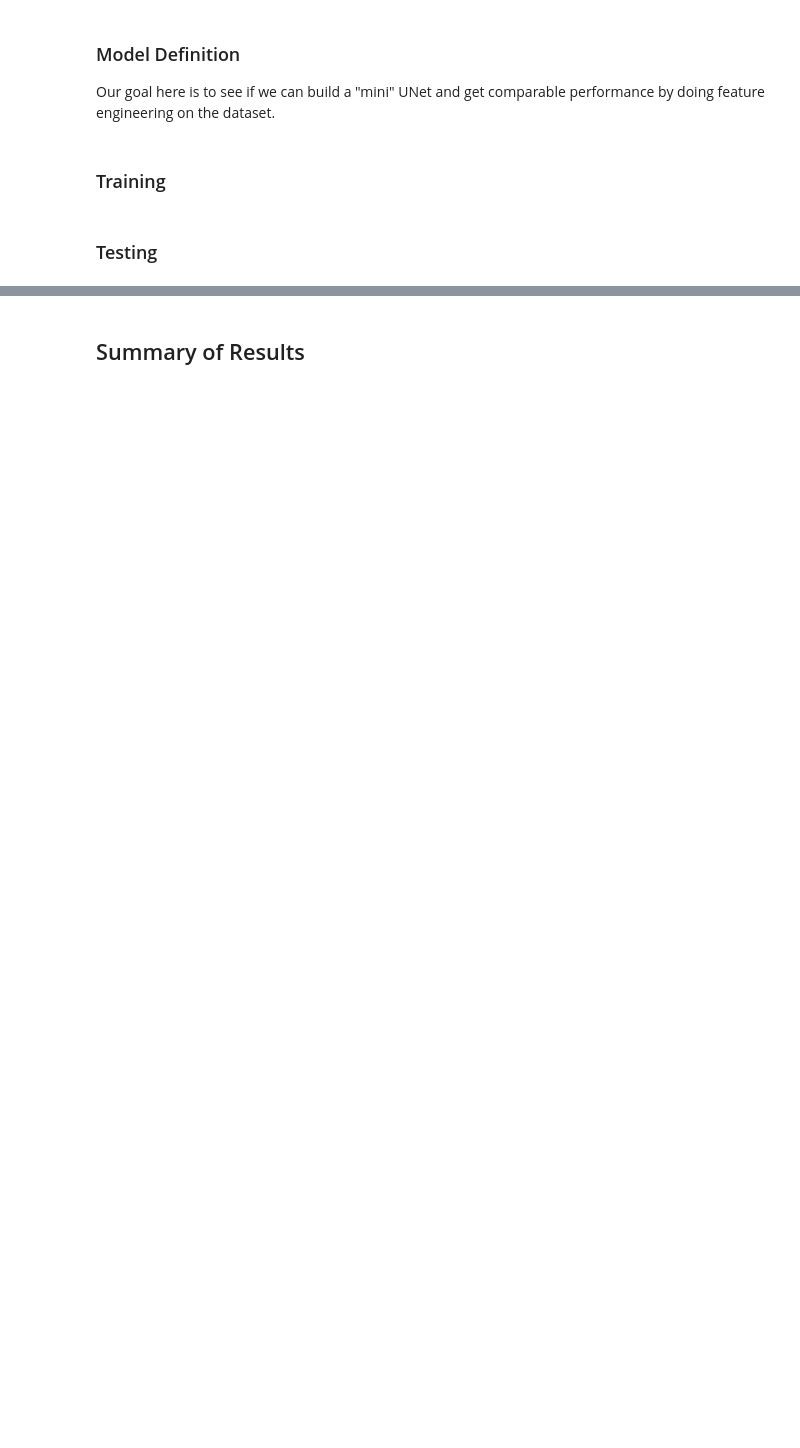
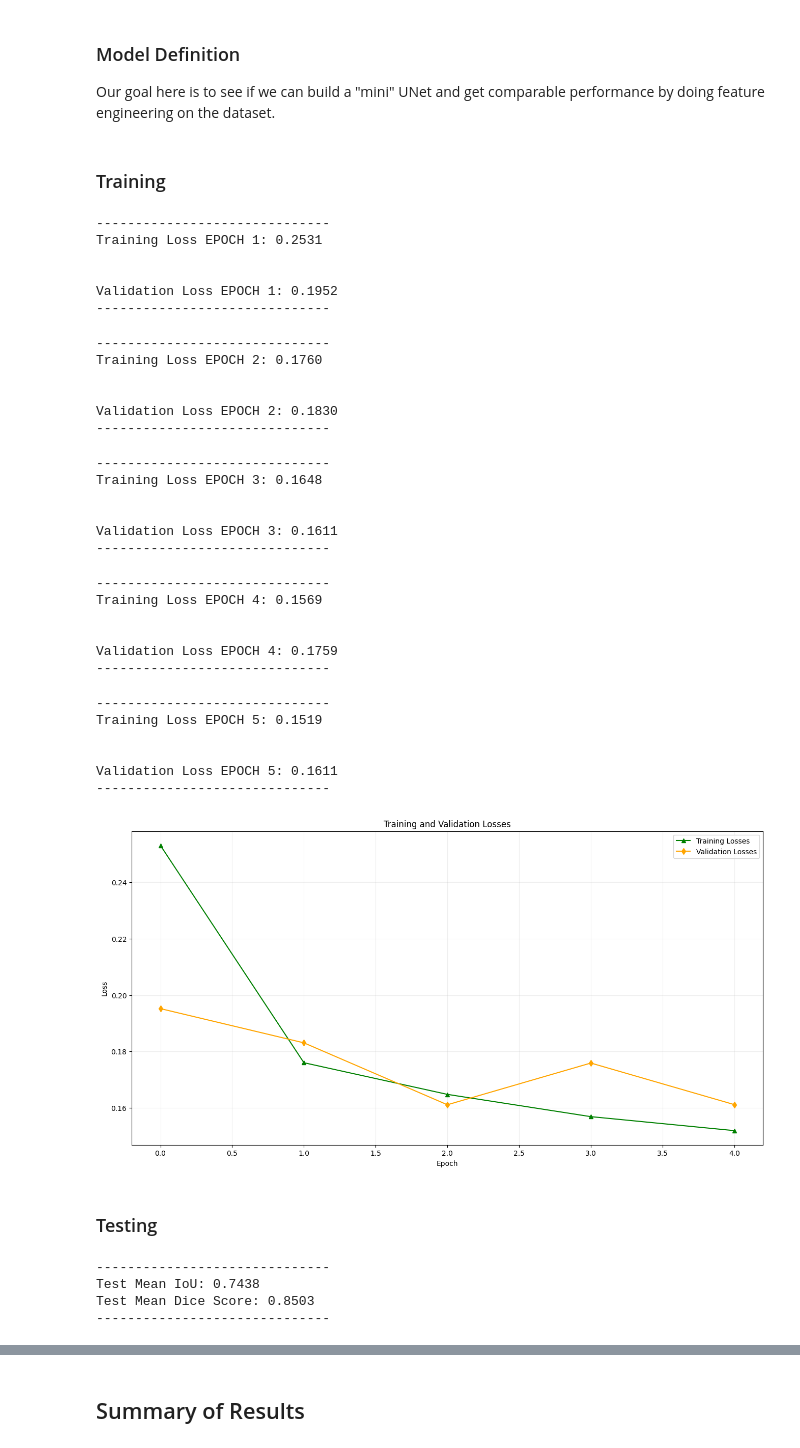
Before and after one commit to streklin/deep-learning-systems, a Jupyter notebook: modeling.ipynb, the cells around one changed output, grey strips where cells are left out. Cells and saved outputs as stored; diff of their text form; code cells hidden in the pictures; blank space fills up the shorter version.

```diff
--- a/modeling.ipynb
+++ b/modeling.ipynb
@@ -445,10 +414,37 @@ class OpenCVBlurTransform:
+# %%
+class OpenCVCombineTransform:
+    """
+    Applies Gaussian Blur, Canny Edge Detection, and Morphological Opening,
+    then stacks the edge map with the original grayscale image.
+    """
+    def __init__(self, blur_k=(7,7), blur_s=1.5, canny_t1=100, canny_t2=200, morph_k=5):
+        self.blur_k = blur_k
+        self.blur_s = blur_s
+        self.canny_t1 = canny_t1
+        self.canny_t2 = canny_t2
+        self.morph_k = morph_k
+    def __call__(self, img):
+        # Convert to numpy array (assumed to be grayscale (H, W))
+        img_np = np.array(img)
+
+        # Blur & Edge Detection
+        blurred = cv.GaussianBlur(img_np, self.blur_k, self.blur_s)
+        edges = cv.Canny(blurred, self.canny_t1, self.canny_t2)
+
+        # Morphological opening
+        kernel = np.ones((self.morph_k, self.morph_k), np.uint8)
+        opening = cv.morphologyEx(edges, cv.MORPH_OPEN, kernel)
+
+        # Stack original image and the edge map along the channel dimension
+        # Resulting shape will be (H, W, 2)
+        stacked = np.stack([img_np, opening], axis=-1)
+
+        return stacked
 # %%
 augmented_transform_pipeline = transforms.Compose([
     transforms.Resize((512, 512)),
     transforms.Grayscale(num_output_channels=1),
-    OpenCVBlurTransform(kernel_size=(7, 7), sigma=1.5),
-    OpenCVCannyEdges(),
-    OpenCVMorphologicalFilter(),
+    OpenCVCombineTransform(),
     transforms.ToTensor(),
     transforms.Normalize((0.5,), (0.5,))
 ])
@@ -955,7 +989,7 @@ class MiniUNet(nn.Module):
         return out
 # %%
 TRAIN_MINI_UNET = True
-model = UNet(in_channels=1, num_classes=1).to(device) # input images are greyscale, so only 1 channel
+model = MiniUNet(in_channels=2, num_classes=1).to(device) # input images are greyscale, so only 1 channel
 optimizer = optim.AdamW(model.parameters(), lr=LEARNING_RATE)
 criterion = smp.losses.DiceLoss(
     mode="binary",
@@ -966,16 +1002,54 @@ criterion = smp.losses.DiceLoss(
 # %%
 if TRAIN_MINI_UNET:
     train_losses, val_losses = train_model(
         model=model,
-        epochs=1,
+        epochs=5,
         train_dataloader=aug_train_dataloader,
         val_dataloader=aug_val_dataloader,
         model_file="models/mini_unet.pth"
     )
 
     plot_losses(train_losses, val_losses, "images/mini_unet_losses.png")
+# %% [output]
+------------------------------
+Training Loss EPOCH 1: 0.2531
+
+
+Validation Loss EPOCH 1: 0.1952
+------------------------------
+------------------------------
+Training Loss EPOCH 2: 0.1760
+
+
+Validation Loss EPOCH 2: 0.1830
+------------------------------
+------------------------------
+Training Loss EPOCH 3: 0.1648
+
+
+Validation Loss EPOCH 3: 0.1611
+------------------------------
+------------------------------
+Training Loss EPOCH 4: 0.1569
+
+
+Validation Loss EPOCH 4: 0.1759
+------------------------------
+------------------------------
+Training Loss EPOCH 5: 0.1519
+
+
+Validation Loss EPOCH 5: 0.1611
+------------------------------
+[figure, added]
 # %% [markdown]
 ### Testing
 # %%
-test_unet = UNet(in_channels=1, num_classes=1).to(device)
+test_unet = MiniUNet(in_channels=2, num_classes=1).to(device)
 test_unet.load_state_dict(torch.load("models/mini_unet.pth", weights_only=True))
+test_iou, test_dice = test_model(test_unet, aug_test_dataloader)
+# %% [output]
+------------------------------
+Test Mean IoU: 0.7438
+Test Mean Dice Score: 0.8503
+------------------------------
```
Also changed, not shown: parts of 17 cells of this notebook, 3 other files.
